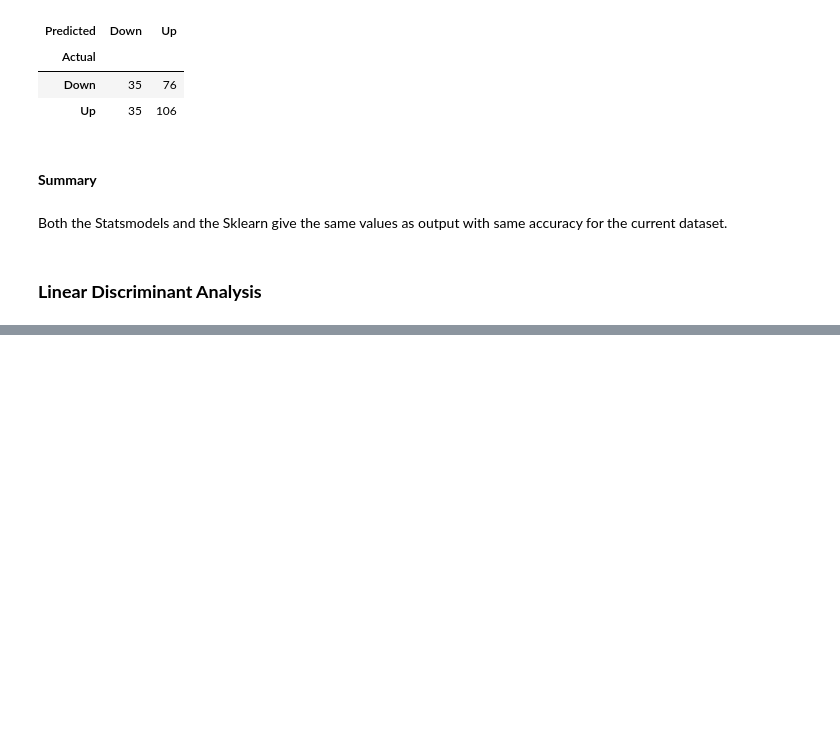
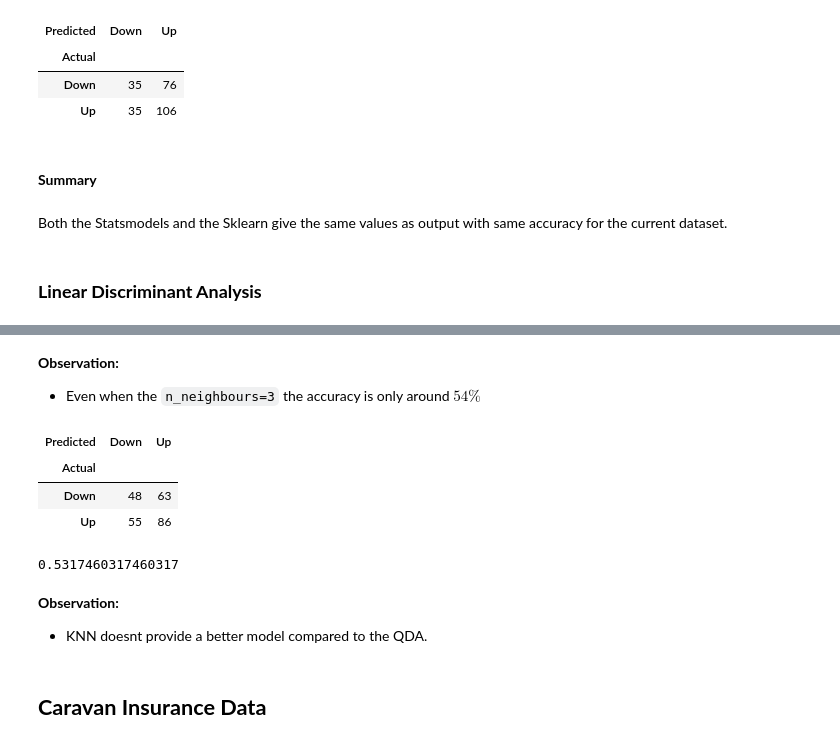
Before and after one commit to Revanthshalon/Machine-Learning, a Jupyter notebook: An Introduction to Statistical Learning/Unit 4 - Classification/Unit 4 Lab & Exercises.ipynb, the cells around one changed output, grey strips where cells are left out. Drawn from its saved outputs; the diff is of its cells as text; code cells hidden in the pictures; blank space fills up the shorter version.

```diff
--- a/An Introduction to Statistical Learning/Unit 4 - Classification/Unit 4 Lab & Exercises.ipynb
+++ b/An Introduction to Statistical Learning/Unit 4 - Classification/Unit 4 Lab & Exercises.ipynb
@@ -465,0 +544,26 @@ y_prob_pred = lda.predict_proba(X_test)
+# %% [markdown]
+**Observation:**
+- Even when the `n_neighbours=3` the accuracy is only around $54\%$
+# %%
+model = KNeighborsClassifier(n_neighbors=3).fit(X_train,y_train)
+# %%
+y_pred_prob = model.predict_proba(X_test)
+# %%
+conf_mat = pd.DataFrame({'Actual':y_test,'Predicted':y_pred_prob[:,1]>0.5})
+conf_mat.replace(to_replace={1:'Up',0:'Down','True':'Up','False':'Down'},inplace=True)
+conf_mat = conf_mat.groupby(['Actual','Predicted']).size().unstack('Predicted')
+conf_mat
+# %% [output]
+| Predicted | Down | Up |
+| Actual |  |  |
+| Down | 48 | 63 |
+| Up | 55 | 86 |
+# %%
+accuracy_score(y_test,model.predict(X_test))
+# %% [output]
+0.5317460317460317
+# %% [markdown]
+**Observation:**
+- KNN doesnt provide a better model compared to the QDA.
+# %% [markdown]
+## **Caravan Insurance Data**
```
Also changed, not shown: parts of 23 cells of this notebook.
